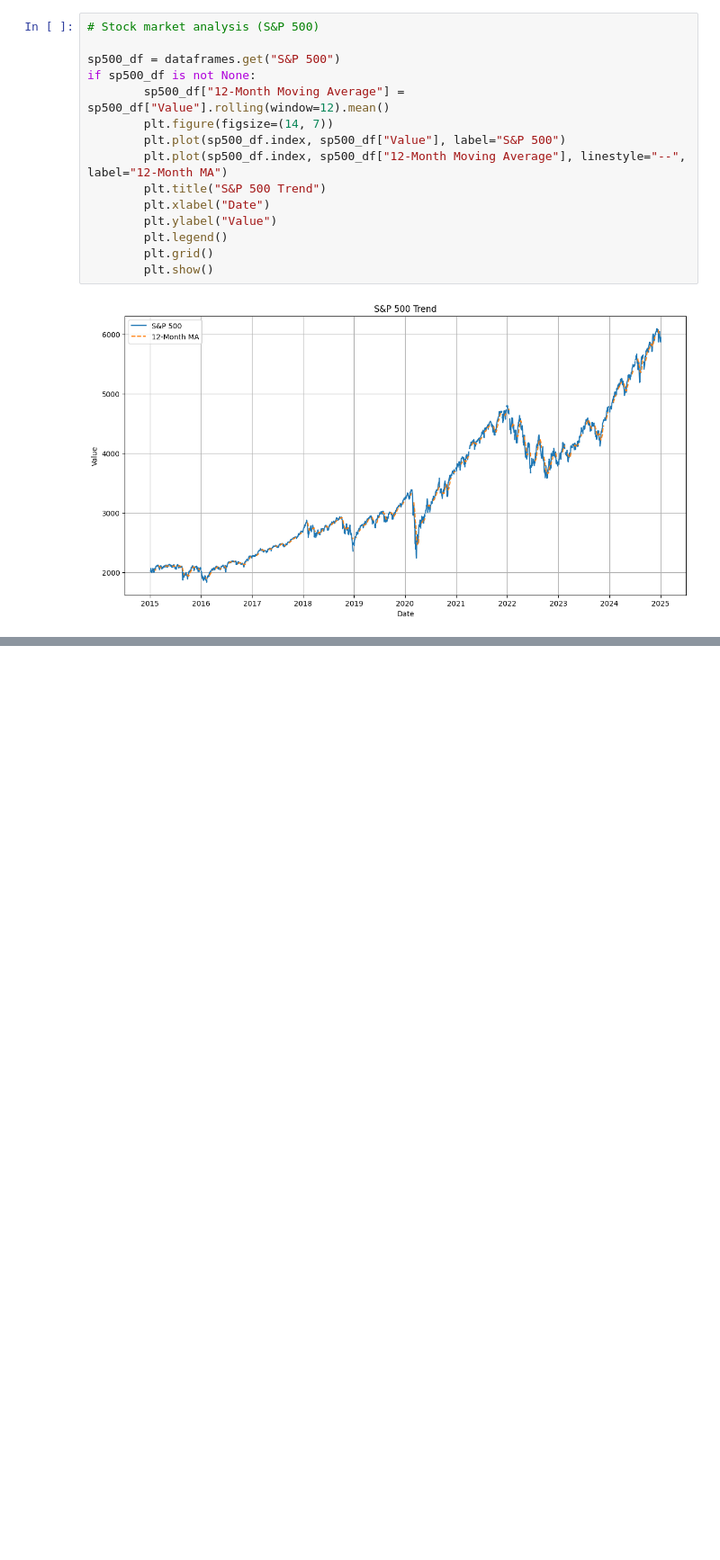
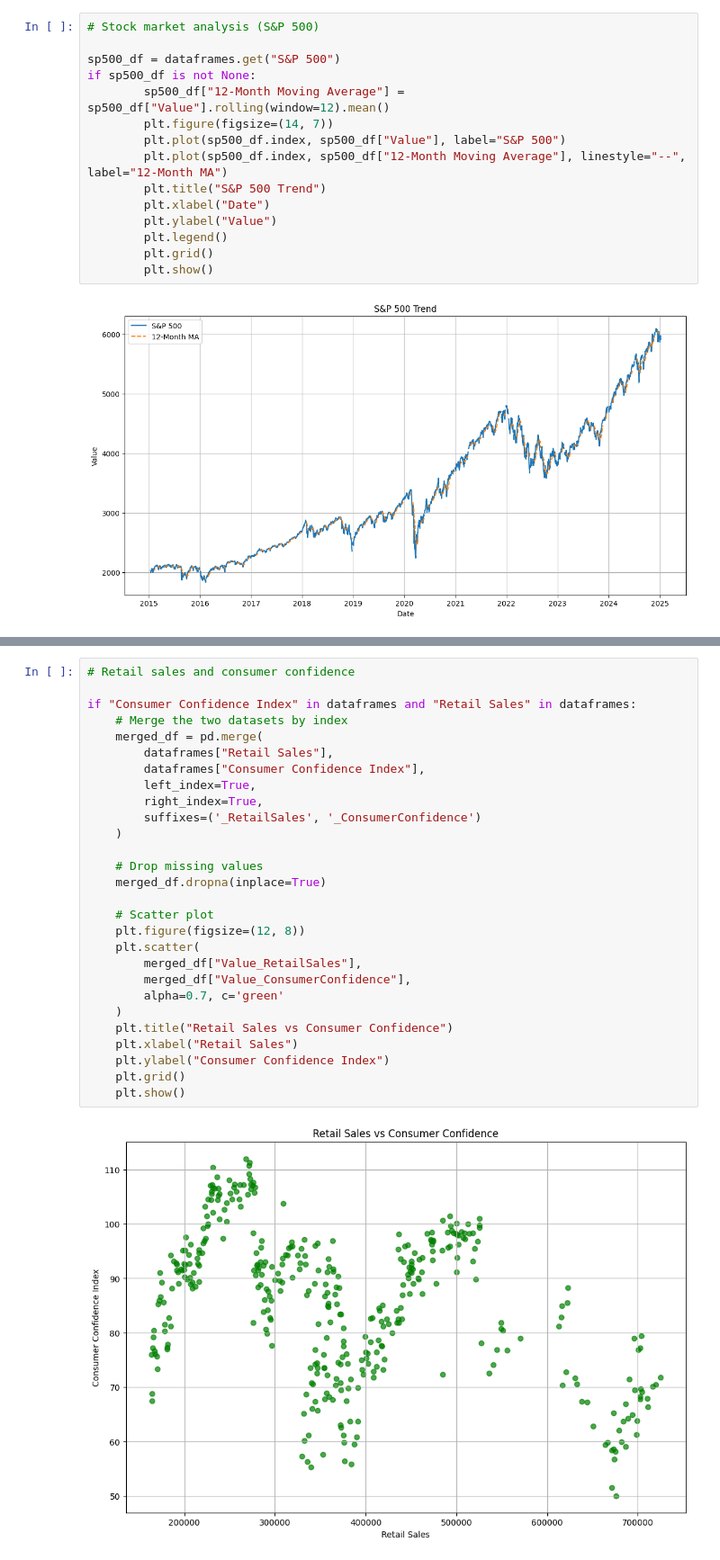
Before and after one commit to KisiselMertProjeleri/TUBITAK_FERD_API_ANALYSIS, a Jupyter notebook: FRED_API_Analysis.ipynb, the cells around one changed output, grey strips where cells are left out. Shown at 90% size. Saved outputs shown, nothing was run; the diff lists cells and outputs as text; blank space fills up the shorter version.

```diff
--- a/FRED_API_Analysis.ipynb
+++ b/FRED_API_Analysis.ipynb
@@ -246,3 +246,33 @@ if housing_df is not None:
         plt.show()
 # %% [output]
 [figure]
+# %%
+# Retail sales and consumer confidence
+
+if "Consumer Confidence Index" in dataframes and "Retail Sales" in dataframes:
+    # Merge the two datasets by index
+    merged_df = pd.merge(
+        dataframes["Retail Sales"],
+        dataframes["Consumer Confidence Index"],
+        left_index=True,
+        right_index=True,
+        suffixes=('_RetailSales', '_ConsumerConfidence')
+    )
+
+    # Drop missing values
+    merged_df.dropna(inplace=True)
+
+    # Scatter plot
+    plt.figure(figsize=(12, 8))
+    plt.scatter(
+        merged_df["Value_RetailSales"],
+        merged_df["Value_ConsumerConfidence"],
+        alpha=0.7, c='green'
+    )
+    plt.title("Retail Sales vs Consumer Confidence")
+    plt.xlabel("Retail Sales")
+    plt.ylabel("Consumer Confidence Index")
+    plt.grid()
+    plt.show()
+# %% [output]
+[figure, added]
```
Also changed, not shown: parts of 8 cells of this notebook, 13 other files.
